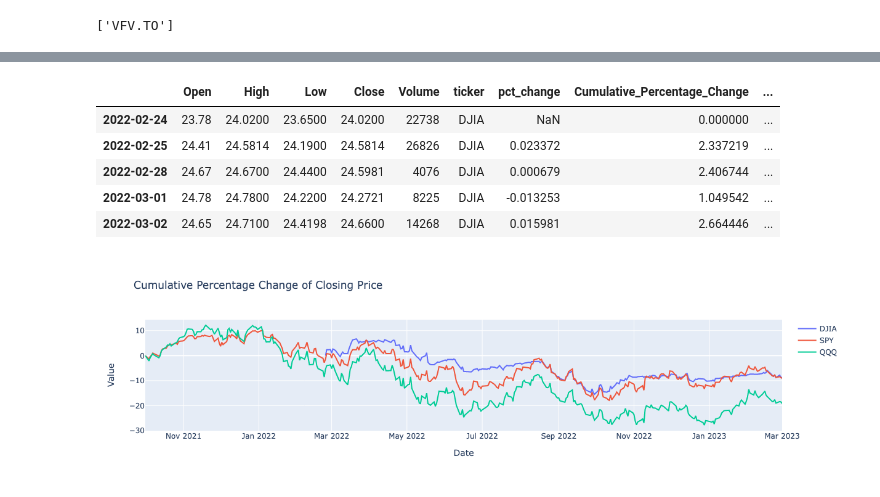
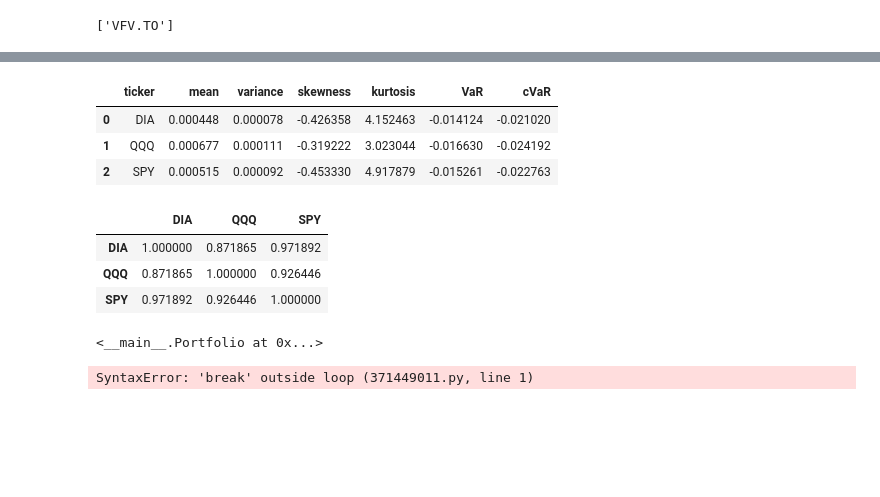
Before and after one commit to armandordorica/MIE1613-Final-Project, a Jupyter notebook: a) data_pull.ipynb, the cells around one changed output, grey strips where cells are left out. Cells and saved outputs as stored; diff of their text form; code cells hidden in the pictures; blank space fills up the shorter version.

```diff
--- a/a) data_pull.ipynb
+++ b/a) data_pull.ipynb
@@ -36,0 +167,3 @@ data from alpaca
+# %%
+p = Portfolio(tickers=[ 'DIA', 'QQQ', 'SPY' ], start_dt=start_dt, end_dt=end_dt)
+p
@@ -37,10 +181,25 @@ data from alpaca
+# %%
+p.summary_statistics
+# %% [output]
+|  | ticker | mean | variance | skewness | kurtosis | VaR | cVaR |
+| 0 | DIA | 0.000448 | 0.000078 | -0.426358 | 4.152463 | -0.014124 | -0.021020 |
+| 1 | QQQ | 0.000677 | 0.000111 | -0.319222 | 3.023044 | -0.016630 | -0.024192 |
+| 2 | SPY | 0.000515 | 0.000092 | -0.453330 | 4.917879 | -0.015261 | -0.022763 |
+# %%
+p.correlation_matrix
+# %% [output]
+|  | DIA | QQQ | SPY |
+| DIA | 1.000000 | 0.871865 | 0.971892 |
+| QQQ | 0.871865 | 1.000000 | 0.926446 |
+| SPY | 0.971892 | 0.926446 | 1.000000 |
+# %%
+p.all_stocks_
+# %% [output]
+<__main__.Portfolio at 0x...>
+# %%
+break
+# %% [output]
+SyntaxError: 'break' outside loop (371449011.py, line 1)
 # %%
-df = pd.concat([dji_df.ticker_data, spy_df.ticker_data, qqq_df.ticker_data])
+df = pd.concat([dia_df.ticker_data, spy_df.ticker_data, qqq_df.ticker_data])
 df.head()
-# %% [output]
-|  | Open | High | Low | Close | Volume | ticker | pct_change | Cumulative_Percentage_Change | ... |
-| 2022-02-24 | 23.78 | 24.0200 | 23.6500 | 24.0200 | 22738 | DJIA | NaN | 0.000000 | ... |
-| 2022-02-25 | 24.41 | 24.5814 | 24.1900 | 24.5814 | 26826 | DJIA | 0.023372 | 2.337219 | ... |
-| 2022-02-28 | 24.67 | 24.6700 | 24.4400 | 24.5981 | 4076 | DJIA | 0.000679 | 2.406744 | ... |
-| 2022-03-01 | 24.78 | 24.7800 | 24.2200 | 24.2721 | 8225 | DJIA | -0.013253 | 1.049542 | ... |
-| 2022-03-02 | 24.65 | 24.7100 | 24.4198 | 24.6600 | 14268 | DJIA | 0.015981 | 2.664446 | ... |
@@ -47,6 +208,4 @@ df.head()
 # %%
-plot.plot_column_across_tickers(df, col_name = 'Cumulative_Percentage_Change', title='Cumulative Percentage Change of Closing Price')
+plot.plot_column_across_tickers(df, col_name = 'Cumulative_Percentage_Change', title='Cumulative Percentage Change of Closing Price', xaxis_title='Trading Date', yaxis_title='Cumulative % increase')
-# %% [output]
-[figure, removed]
 # %%
 plot.plot_column_across_tickers(df, col_name = 'Close', title='Cumulative Percentage Change of Closing Price')
```
Also changed, not shown: parts of 48 cells of this notebook, 14 other files.
